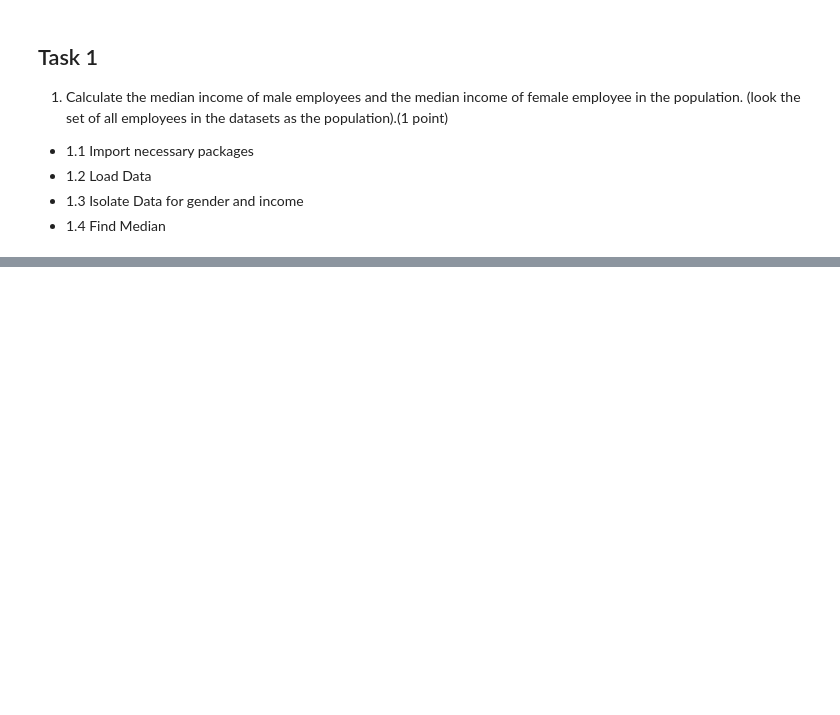
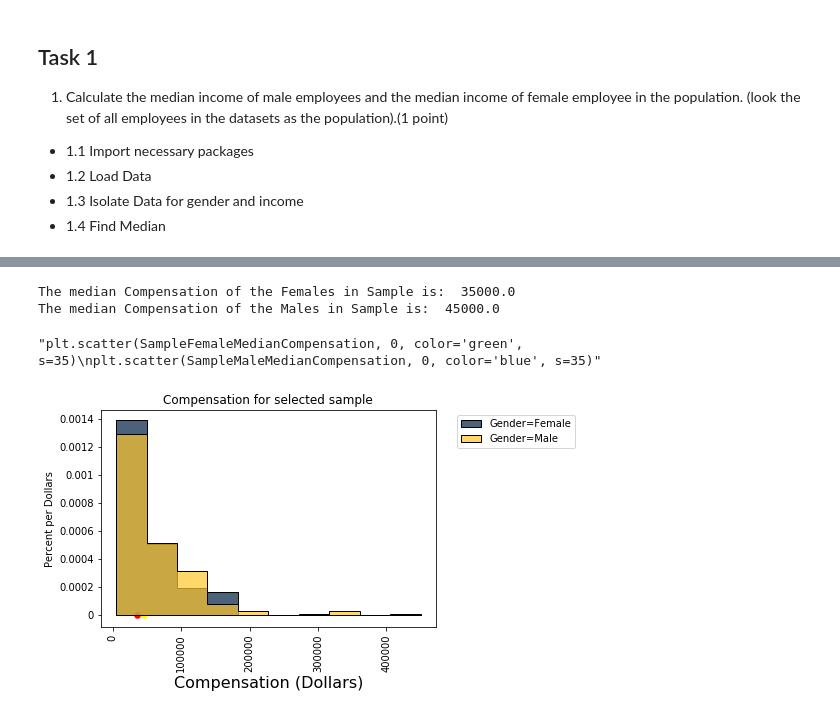
Before and after one commit to babloomarkose/DataInPython, a Jupyter notebook: SamplingAndTestingHypothesis/SamplingAndTestingHypothesis.ipynb, the cells around one changed output, grey strips where cells are left out. Drawn from its saved outputs; the diff is of its cells as text; code cells hidden in the pictures; blank space fills up the shorter version.

```diff
--- a/SamplingAndTestingHypothesis/SamplingAndTestingHypothesis.ipynb
+++ b/SamplingAndTestingHypothesis/SamplingAndTestingHypothesis.ipynb
@@ -40,0 +264,21 @@ This assignment is developed based on the three datasets collected from Kaggle.c
+# %%
+Sample500 = MakeSample(SurveyResponse1,500)
+Sample500.hist('Compensation', unit ='Dollars',group='Gender')
+plt.title('Compensation for selected sample');
+FemaleSample=Sample500.where('Gender',"Female")
+MaleSample=Sample500.where('Gender',"Male")
+SampleFemaleMedianCompensation = np.median(FemaleSample.column('Compensation'))
+SampleMaleMedianCompensation = np.median(MaleSample.column('Compensation'))
+
+print("The median Compensation of the Females in Sample is: ",SampleFemaleMedianCompensation)
+print("The median Compensation of the Males in Sample is: ",SampleMaleMedianCompensation)
+
+plt.scatter(FemaleMedianCompensation, 0, color='red', s=30)
+plt.scatter(MaleMedianCompensation, 0, color='yellow', s=30)
+'''plt.scatter(SampleFemaleMedianCompensation, 0, color='green', s=35)
+plt.scatter(SampleMaleMedianCompensation, 0, color='blue', s=35)'''
+# %% [output]
+The median Compensation of the Females in Sample is:  35000.0
+The median Compensation of the Males in Sample is:  45000.0
+"plt.scatter(SampleFemaleMedianCompensation, 0, color='green', s=35)\nplt.scatter(SampleMaleMedianCompensation, 0, color='blue', s=35)"
+[figure, added]
```
Also changed, not shown: parts of 14 cells of this notebook.
